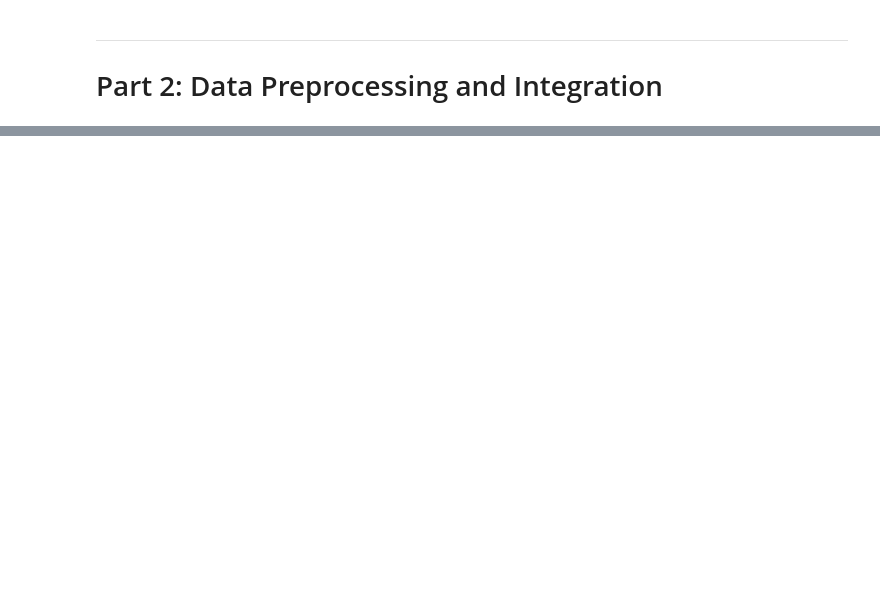
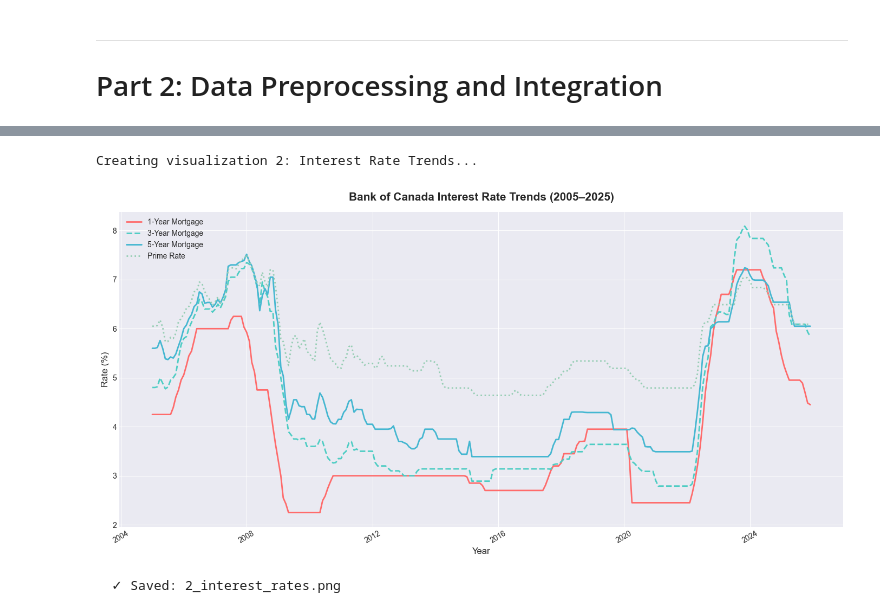
Before and after one commit to ChloeLeeFullStackDeveloper/CANADIAN-HOUSING-MARKET-ANALYSIS, a Jupyter notebook: 02_Notebooks/Housing_Analysis_EDA.ipynb, the cells around one changed output, grey strips where cells are left out. Saved outputs shown, nothing was run; the diff lists cells and outputs as text; code cells hidden in the pictures; blank space fills up the shorter version.

```diff
--- a/02_Notebooks/Housing_Analysis_EDA.ipynb
+++ b/02_Notebooks/Housing_Analysis_EDA.ipynb
@@ -822,0 +259,10 @@ This file is ready for modeling!
+# %%
+# 3. Rolling Averages — per city
+print("\n[3/5] Creating Rolling Averages...")
+
+df['Index_MA3']  = df.groupby('City')['Index'].transform(
+    lambda x: x.rolling(window=3,  min_periods=1).mean())
+df['Index_MA12'] = df.groupby('City')['Index'].transform(
+    lambda x: x.rolling(window=12, min_periods=1).mean())
+
+print("  ✓ Created: Index_MA3, Index_MA12")
@@ -822,0 +284,8 @@ This file is ready for modeling!
+# %%
+# 5. Derived Features
+print("\n[5/5] Creating Derived Features...")
+
+df['Price_Above_MA3'] = df['Index'] - df['Index_MA3']
+df['MA3_MA12_Diff']   = df['Index_MA3'] - df['Index_MA12']
+
+print("  ✓ Created: Price_Above_MA3, MA3_MA12_Diff")
@@ -822,0 +396,35 @@ This file is ready for modeling!
+# %%
+# EDA 2: Interest Rate Trends
+print("Creating visualization 2: Interest Rate Trends...")
+
+rates_plot = df[['Date', 'Mortgage_1Y', 'Mortgage_3Y', 'Mortgage_5Y', 'Prime_Rate']
+               ].drop_duplicates('Date').sort_values('Date')
+
+fig, ax = plt.subplots(figsize=(14, 7))
+
+rate_styles = {
+    'Mortgage_1Y': ('#FF6B6B', '-',  '1-Year Mortgage'),
+    'Mortgage_3Y': ('#4ECDC4', '--', '3-Year Mortgage'),
+    'Mortgage_5Y': ('#45B7D1', '-',  '5-Year Mortgage'),
+    'Prime_Rate' : ('#96CEB4', ':',  'Prime Rate'),
+}
+
+for col, (color, ls, label) in rate_styles.items():
+    ax.plot(rates_plot['Date'], rates_plot[col],
+            label=label, color=color, linestyle=ls, linewidth=2)
+
+ax.set_title('Bank of Canada Interest Rate Trends (2005–2025)',
+             fontsize=15, fontweight='bold', pad=15)
+ax.set_xlabel('Year', fontsize=12)
+ax.set_ylabel('Rate (%)', fontsize=12)
+ax.legend(fontsize=10)
+ax.tick_params(axis='x', rotation=30)
+
+plt.tight_layout()
+plt.savefig('../03_Results/visualization/2_interest_rates.png', dpi=150, bbox_inches='tight')
+plt.show()
+print("  ✓ Saved: 2_interest_rates.png")
+# %% [output]
+Creating visualization 2: Interest Rate Trends...
+[figure, added]
+  ✓ Saved: 2_interest_rates.png
```
Also changed, not shown: parts of 68 cells of this notebook, 32 other files.
